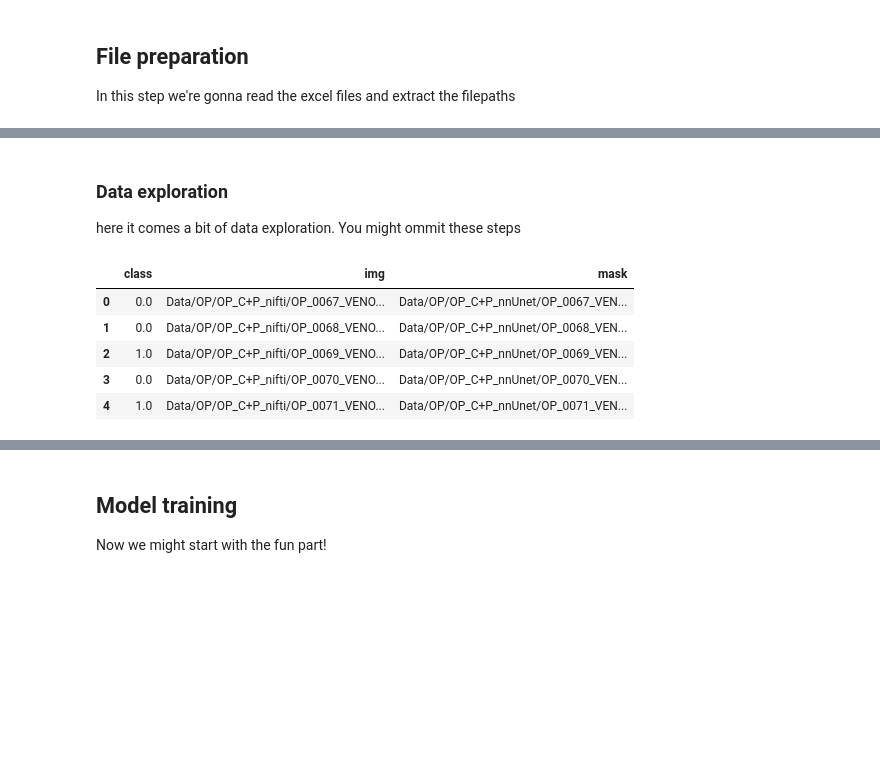
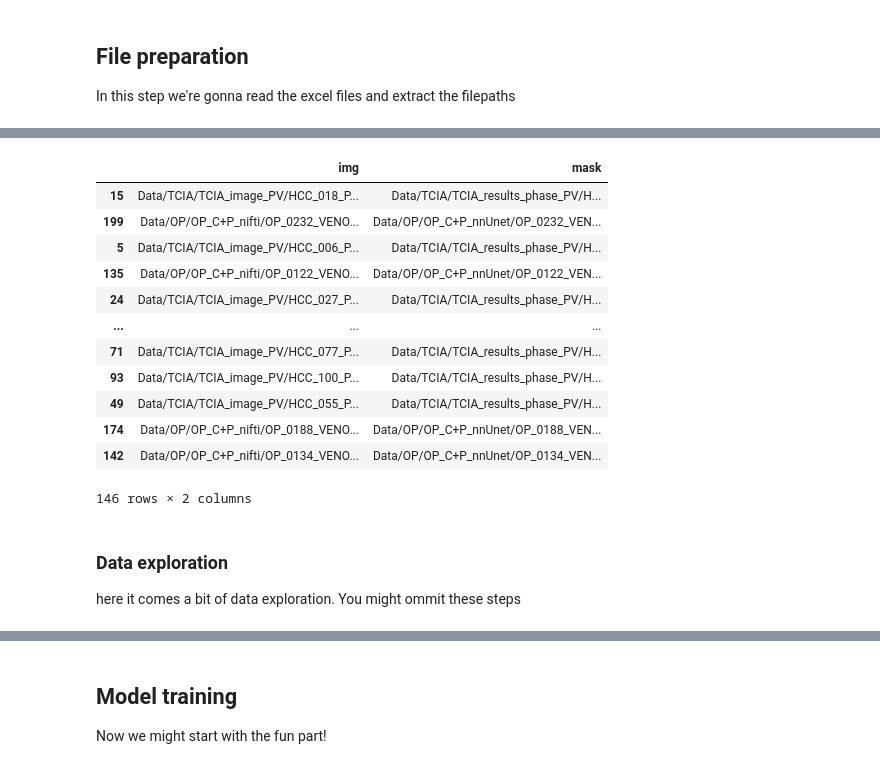
Before and after one commit to McSonk/2024-img-challenge, a Jupyter notebook: training.ipynb, the cells around one changed output, grey strips where cells are left out. Saved outputs shown, nothing was run; the diff lists cells and outputs as text; code cells hidden in the pictures; blank space fills up the shorter version.

Commit message:
Includes train, test and validation dataset split

```diff
--- a/training.ipynb
+++ b/training.ipynb
@@ -107,18 +185,23 @@ memory usage: 3.5+ KB
+# %%
+X_train
+# %% [output]
+|  | img | mask |
+| 15 | Data/TCIA/TCIA_image_PV/HCC_018_P... | Data/TCIA/TCIA_results_phase_PV/H... |
+| 199 | Data/OP/OP_C+P_nifti/OP_0232_VENO... | Data/OP/OP_C+P_nnUnet/OP_0232_VEN... |
+| 5 | Data/TCIA/TCIA_image_PV/HCC_006_P... | Data/TCIA/TCIA_results_phase_PV/H... |
+| 135 | Data/OP/OP_C+P_nifti/OP_0122_VENO... | Data/OP/OP_C+P_nnUnet/OP_0122_VEN... |
+| 24 | Data/TCIA/TCIA_image_PV/HCC_027_P... | Data/TCIA/TCIA_results_phase_PV/H... |
+| ... | ... | ... |
+| 71 | Data/TCIA/TCIA_image_PV/HCC_077_P... | Data/TCIA/TCIA_results_phase_PV/H... |
+| 93 | Data/TCIA/TCIA_image_PV/HCC_100_P... | Data/TCIA/TCIA_results_phase_PV/H... |
+| 49 | Data/TCIA/TCIA_image_PV/HCC_055_P... | Data/TCIA/TCIA_results_phase_PV/H... |
+| 174 | Data/OP/OP_C+P_nifti/OP_0188_VENO... | Data/OP/OP_C+P_nnUnet/OP_0188_VEN... |
+| 142 | Data/OP/OP_C+P_nifti/OP_0134_VENO... | Data/OP/OP_C+P_nnUnet/OP_0134_VEN... |
+146 rows × 2 columns
 # %% [markdown]
 ### Data exploration
 
 here it comes a bit of data exploration. You might ommit these steps
-# %%
-df = global_handler.df
-
-df.head()
-# %% [output]
-|  | class | img | mask |
-| 0 | 0.0 | Data/OP/OP_C+P_nifti/OP_0067_VENO... | Data/OP/OP_C+P_nnUnet/OP_0067_VEN... |
-| 1 | 0.0 | Data/OP/OP_C+P_nifti/OP_0068_VENO... | Data/OP/OP_C+P_nnUnet/OP_0068_VEN... |
-| 2 | 1.0 | Data/OP/OP_C+P_nifti/OP_0069_VENO... | Data/OP/OP_C+P_nnUnet/OP_0069_VEN... |
-| 3 | 0.0 | Data/OP/OP_C+P_nifti/OP_0070_VENO... | Data/OP/OP_C+P_nnUnet/OP_0070_VEN... |
-| 4 | 1.0 | Data/OP/OP_C+P_nifti/OP_0071_VENO... | Data/OP/OP_C+P_nnUnet/OP_0071_VEN... |
 # %%
 dist = df['class'].value_counts()
 
```
Also changed, not shown: parts of 20 cells of this notebook.
